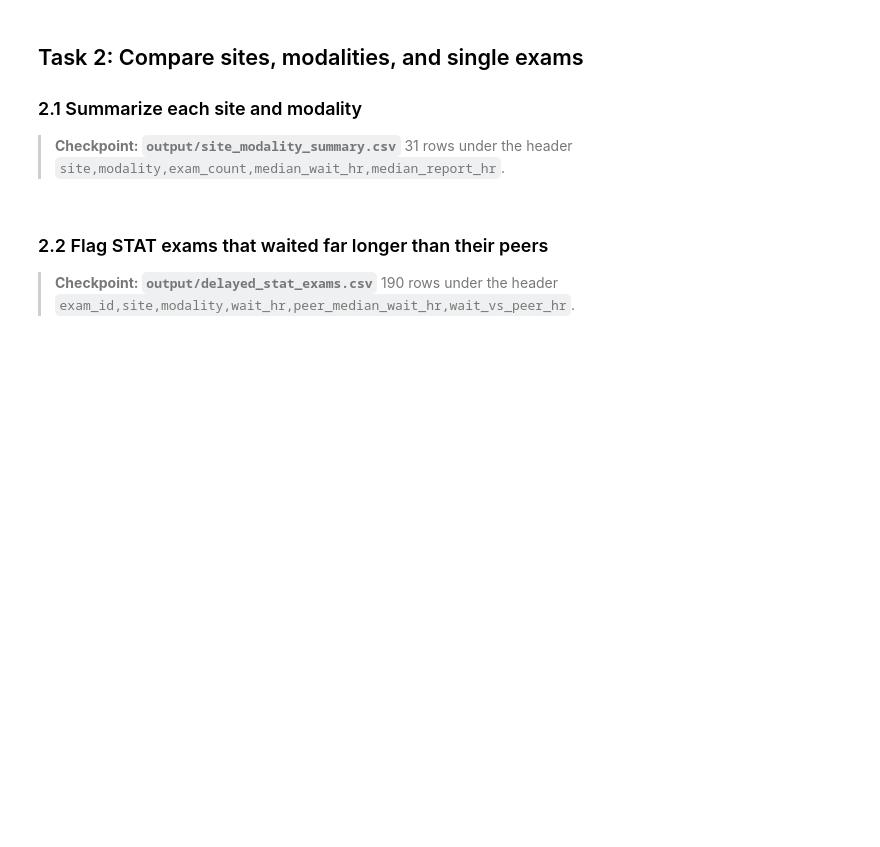
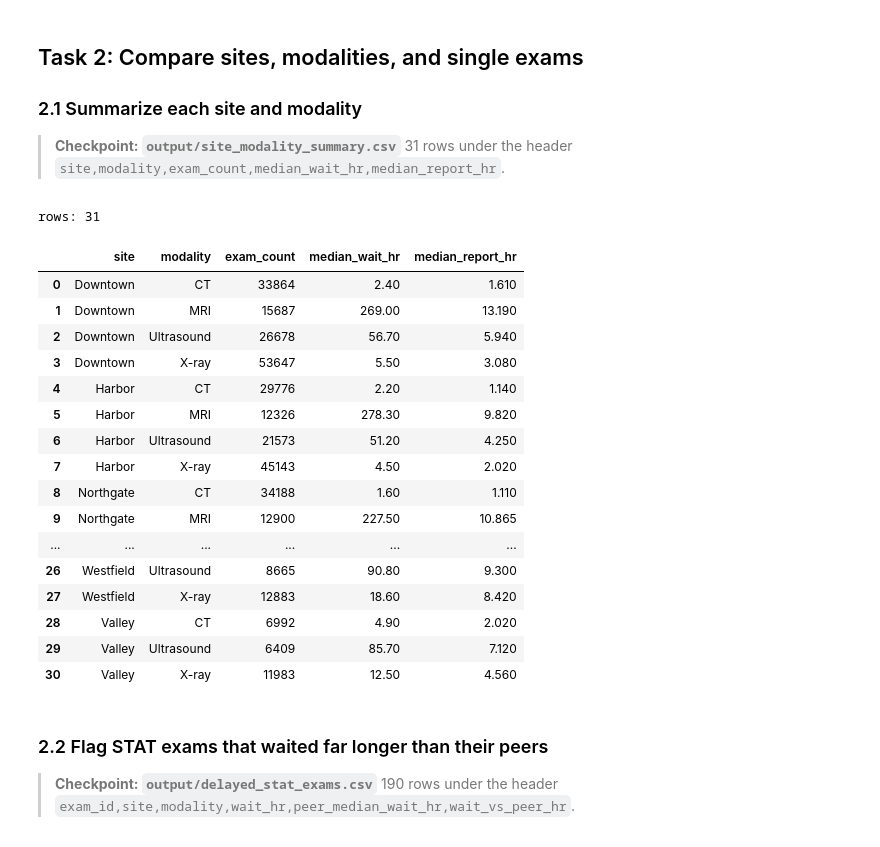
Before and after one commit to Mattold/ds217-26f-08, a Jupyter notebook: assignment.ipynb, the cells around one changed output. Saved outputs shown, nothing was run; the diff lists cells and outputs as text; code cells hidden in the pictures; blank space fills up the shorter version.

```diff
--- a/assignment.ipynb
+++ b/assignment.ipynb
@@ -87,8 +137,8 @@ This step saves nothing.
 # %%
 SITE_ORDER = ["Downtown", "Harbor", "Northgate", "Lakeside", "Hillcrest", "Riverside", "Westfield", "Valley", "Eastport"]  # Eastport opens in 2026
 
-# TODO (README 1.2 step 1): overwrite exams["site"] with an ordered categorical in SITE_ORDER
+exams["site"] = pd.Categorical(exams["site"], categories=SITE_ORDER, ordered=True)
 print("site dtype:", exams["site"].dtype)
 
-exams_per_site = None  # TODO (README 1.2 step 2): exams per site, keeping Eastport
+exams_per_site = exams.groupby("site", observed=False, dropna=False).count()["exam_id"]
 exams_per_site
@@ -112,12 +192,35 @@ site_summary
 > **Checkpoint: `output/site_modality_summary.csv`**
 > 31 rows under the header `site,modality,exam_count,median_wait_hr,median_report_hr`.
 # %%
-site_modality = None  # TODO (README 2.1 step 1): group by site and modality with three named aggregations
+site_modality = exams.groupby(["site", "modality"], as_index=False).agg(
+    exam_count=("exam_id", "count"),
+    median_wait_hr=("wait_hr", "median"),
+    median_report_hr=("report_hr", "median")
+)
 print("rows:", len(site_modality))
 
-# TODO (README 2.1 step 2): save site_modality to SITE_MODALITY_PATH
+site_modality.to_csv(SITE_MODALITY_PATH, index=False)
 
 site_modality
+# %% [output]
+rows: 31
+|  | site | modality | exam_count | median_wait_hr | median_report_hr |
+| 0 | Downtown | CT | 33864 | 2.40 | 1.610 |
+| 1 | Downtown | MRI | 15687 | 269.00 | 13.190 |
+| 2 | Downtown | Ultrasound | 26678 | 56.70 | 5.940 |
+| 3 | Downtown | X-ray | 53647 | 5.50 | 3.080 |
+| 4 | Harbor | CT | 29776 | 2.20 | 1.140 |
+| 5 | Harbor | MRI | 12326 | 278.30 | 9.820 |
+| 6 | Harbor | Ultrasound | 21573 | 51.20 | 4.250 |
+| 7 | Harbor | X-ray | 45143 | 4.50 | 2.020 |
+| 8 | Northgate | CT | 34188 | 1.60 | 1.110 |
+| 9 | Northgate | MRI | 12900 | 227.50 | 10.865 |
+| ... | ... | ... | ... | ... | ... |
+| 26 | Westfield | Ultrasound | 8665 | 90.80 | 9.300 |
+| 27 | Westfield | X-ray | 12883 | 18.60 | 8.420 |
+| 28 | Valley | CT | 6992 | 4.90 | 2.020 |
+| 29 | Valley | Ultrasound | 6409 | 85.70 | 7.120 |
+| 30 | Valley | X-ray | 11983 | 12.50 | 4.560 |
 # %% [markdown]
 ### 2.2 Flag STAT exams that waited far longer than their peers
 
```
Also changed, not shown: parts of 13 cells of this notebook.
